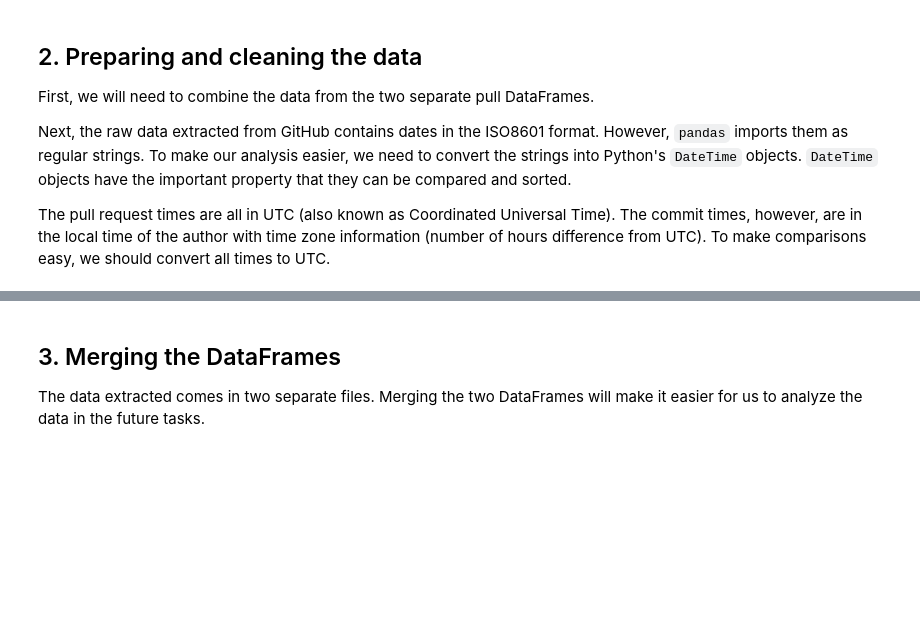
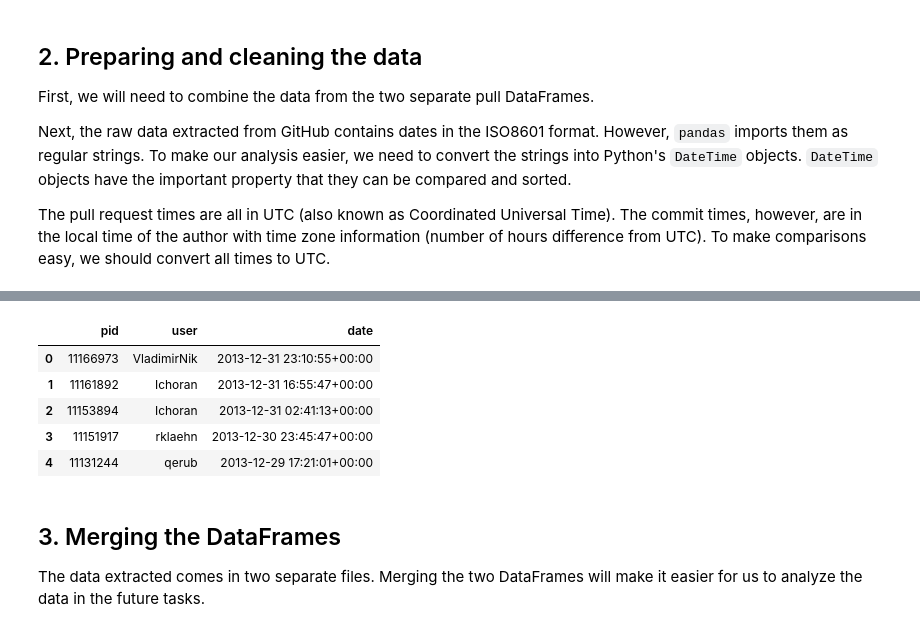
Before and after one commit to alexandragrecu/Github-Repository-of-Scala-Language_analysis, a Jupyter notebook: Scala.ipynb, the cells around one changed output, grey strips where cells are left out. Drawn from its saved outputs; the diff is of its cells as text; code cells hidden in the pictures; blank space fills up the shorter version.

```diff
--- a/Scala.ipynb
+++ b/Scala.ipynb
@@ -69,5 +69,5 @@ pulls = pulls_one.append(pulls_two)
 # Convert the date for the pulls object
 pulls['date'] = pd.to_datetime(pulls['date'], utc=True)
 
-print(pulls.head(3))
+pulls.head()
 # %% [output]
@@ -78,3 +74,9 @@ print(pulls.head(3))
+|  | pid | user | date |
+| 0 | 11166973 | VladimirNik | 2013-12-31 23:10:55+00:00 |
+| 1 | 11161892 | Ichoran | 2013-12-31 16:55:47+00:00 |
+| 2 | 11153894 | Ichoran | 2013-12-31 02:41:13+00:00 |
+| 3 | 11151917 | rklaehn | 2013-12-30 23:45:47+00:00 |
+| 4 | 11131244 | qerub | 2013-12-29 17:21:01+00:00 |
 # %% [markdown]
 ## 3. Merging the DataFrames
 <p>The data extracted comes in two separate files. Merging the two DataFrames will make it easier for us to analyze the data in the future tasks.</p>
```
Also changed, not shown: parts of 7 cells of this notebook.
